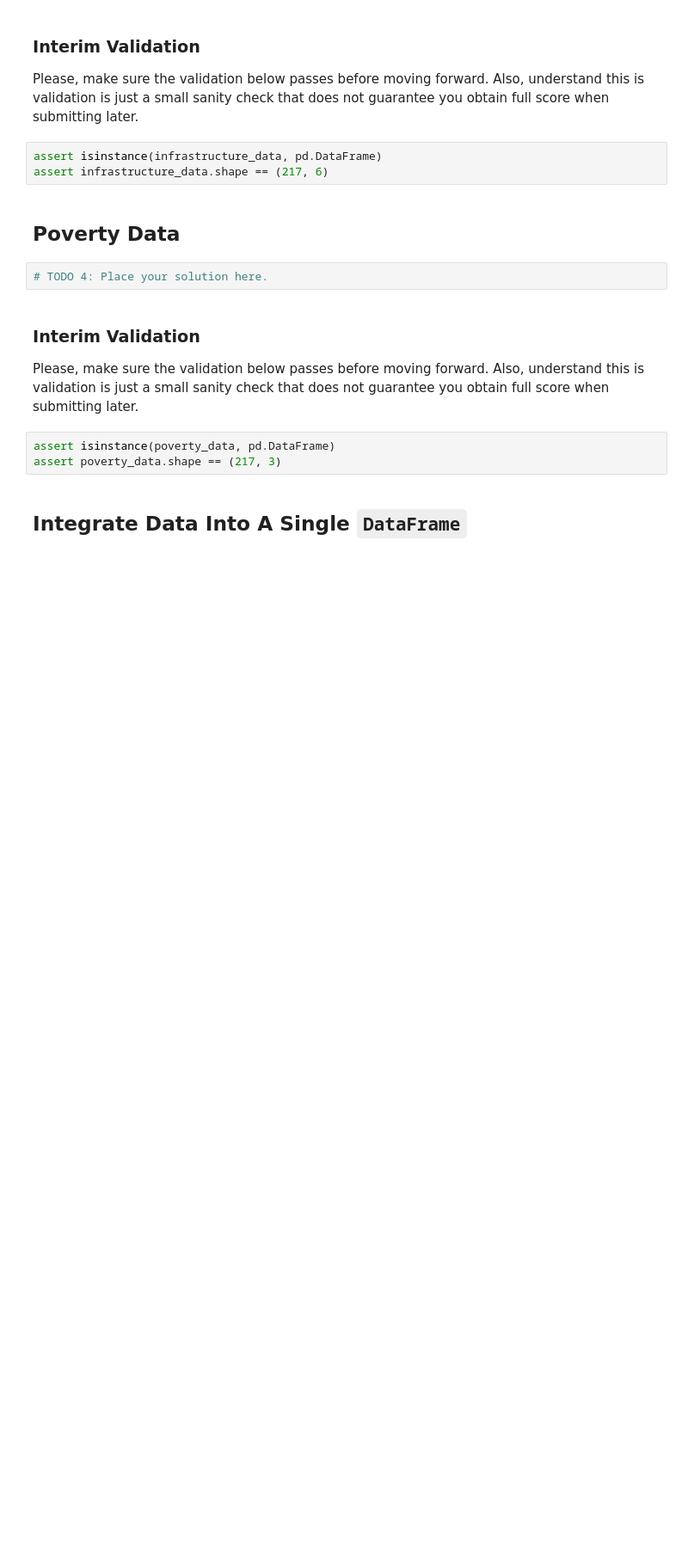
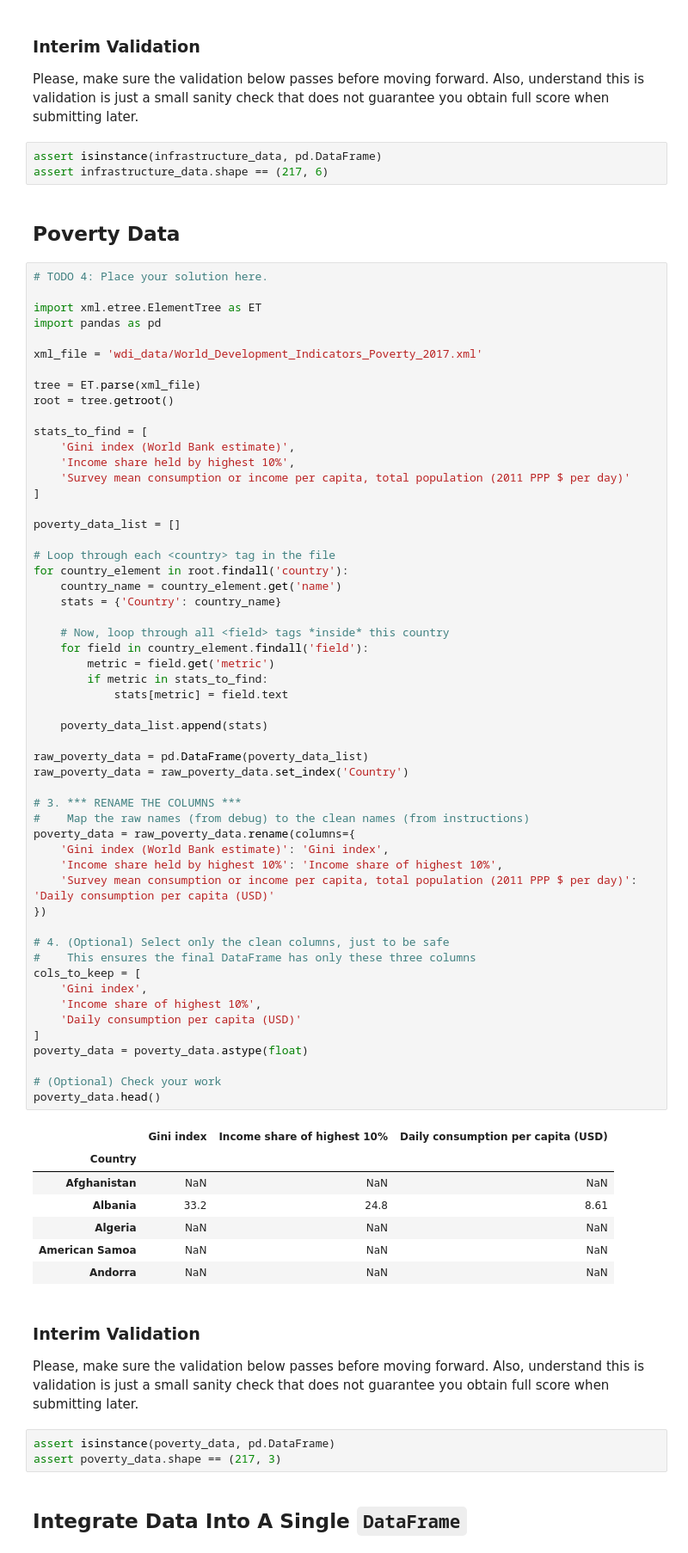
Before and after one commit to amagana-cmu/class_testing, a Jupyter notebook: wdi_preparation.ipynb, the cells around one changed output. Shown: that part at 86% size. Cells and saved outputs as stored; diff of their text form; blank space fills up the shorter version.

```diff
--- a/wdi_preparation.ipynb
+++ b/wdi_preparation.ipynb
@@ -175,8 +182,68 @@ assert isinstance(infrastructure_data, pd.DataFrame)
 assert infrastructure_data.shape == (217, 6)
 # %% [markdown]
 ## Poverty Data
-# %%
-# TODO 4: Place your solution here.
+# %%
+# TODO 4: Place your solution here.
+
+import xml.etree.ElementTree as ET
+import pandas as pd
+
+xml_file = 'wdi_data/World_Development_Indicators_Poverty_2017.xml'
+
+tree = ET.parse(xml_file)
+root = tree.getroot()
+
+stats_to_find = [
+    'Gini index (World Bank estimate)',
+    'Income share held by highest 10%',
+    'Survey mean consumption or income per capita, total population (2011 PPP $ per day)'
+]
+
+poverty_data_list = []
+
+# Loop through each <country> tag in the file
+for country_element in root.findall('country'):
+    country_name = country_element.get('name')
+    stats = {'Country': country_name}
+
+    # Now, loop through all <field> tags *inside* this country
+    for field in country_element.findall('field'):
+        metric = field.get('metric')
+        if metric in stats_to_find:
+            stats[metric] = field.text
+
+    poverty_data_list.append(stats)
+
+raw_poverty_data = pd.DataFrame(poverty_data_list)
+raw_poverty_data = raw_poverty_data.set_index('Country')
+
+# 3. *** RENAME THE COLUMNS ***
+#    Map the raw names (from debug) to the clean names (from instructions)
+poverty_data = raw_poverty_data.rename(columns={
+    'Gini index (World Bank estimate)': 'Gini index',
+    'Income share held by highest 10%': 'Income share of highest 10%',
+    'Survey mean consumption or income per capita, total population (2011 PPP $ per day)': 'Daily consumption per capita (USD)'
+})
+
+# 4. (Optional) Select only the clean columns, just to be safe
+#    This ensures the final DataFrame has only these three columns
+cols_to_keep = [
+    'Gini index',
+    'Income share of highest 10%',
+    'Daily consumption per capita (USD)'
+]
+poverty_data = poverty_data.astype(float)
+
+# (Optional) Check your work
+poverty_data.head()
+# %% [output]
+|  | Gini index | Income share of highest 10% | Daily consumption per capita (USD) |
+| Country |  |  |  |
+| Afghanistan | NaN | NaN | NaN |
+| Albania | 33.2 | 24.8 | 8.61 |
+| Algeria | NaN | NaN | NaN |
+| American Samoa | NaN | NaN | NaN |
+| Andorra | NaN | NaN | NaN |
 # %% [markdown]
 ### Interim Validation
 Please, make sure the validation below passes before moving forward. Also, understand this is validation is just a small sanity check that does not guarantee you obtain full score when submitting later.
```
Also changed, not shown: parts of 1 cell of this notebook.
